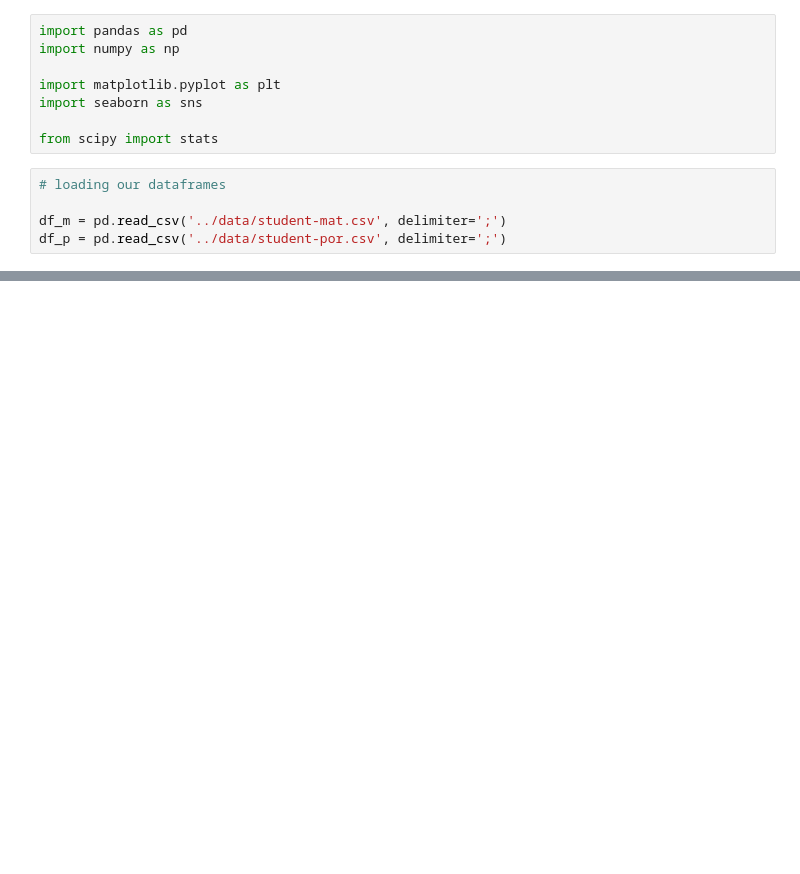
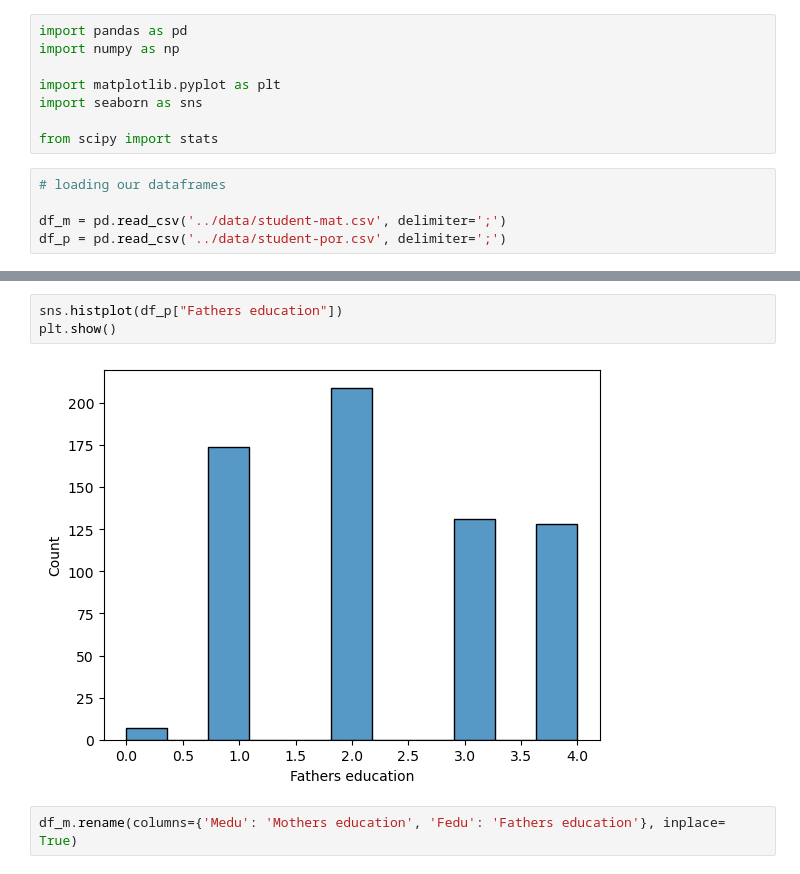
Before and after one commit to cshields164/end-of-phase1-project, a Jupyter notebook: code/01explore.ipynb, the cells around one changed output, grey strips where cells are left out. Drawn from its saved outputs; the diff is of its cells as text; blank space fills up the shorter version.

```diff
--- a/code/01explore.ipynb
+++ b/code/01explore.ipynb
@@ -25,0 +67,7 @@ df_m.describe()
+# %%
+sns.histplot(df_p["Fathers education"])
+plt.show()
+# %% [output]
+[figure, added]
+# %%
+df_m.rename(columns={'Medu': 'Mothers education', 'Fedu': 'Fathers education'}, inplace= True)
```
Also changed, not shown: parts of 27 cells of this notebook.
